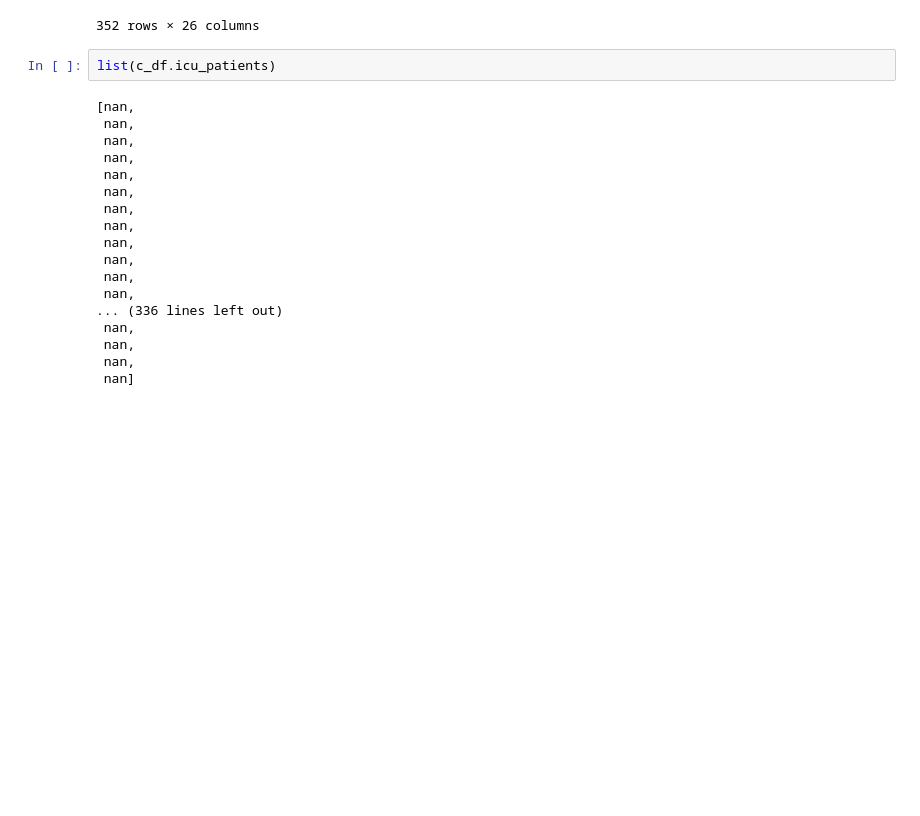
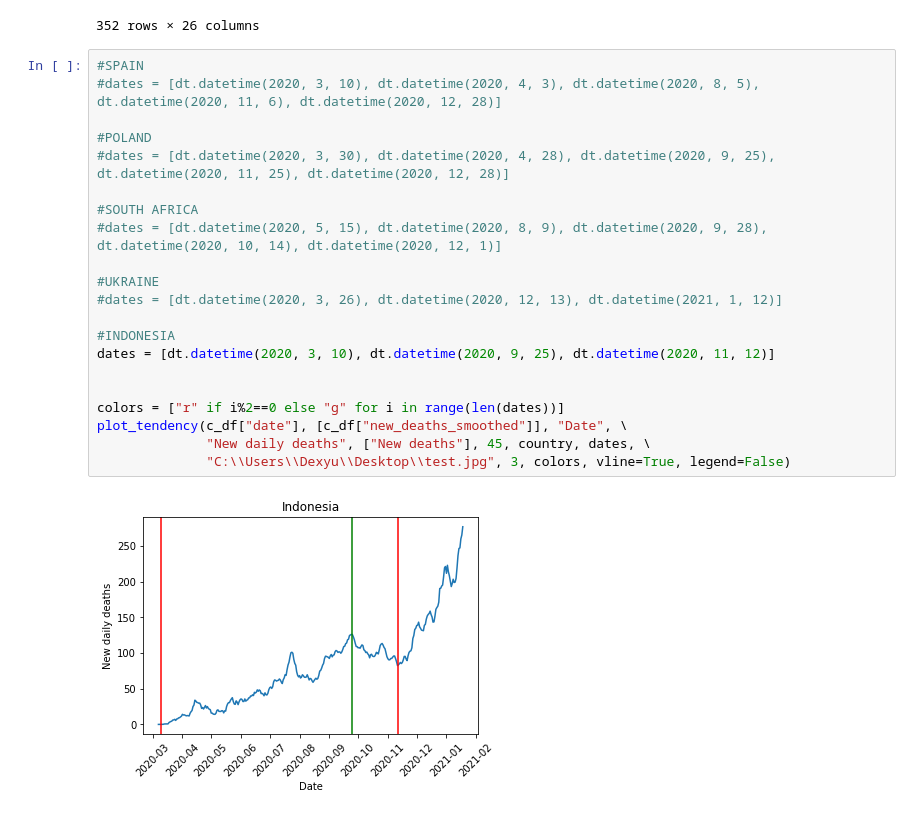
Before and after one commit to AntonioLealDev/Covid_Group_Project_E, a Jupyter notebook: notebooks/plot_test_Antonio.ipynb, the cells around one changed output. Drawn from its saved outputs; the diff is of its cells as text; blank space fills up the shorter version.

```diff
--- a/notebooks/plot_test_Antonio.ipynb
+++ b/notebooks/plot_test_Antonio.ipynb
@@ -125,23 +133,26 @@ c_df.iloc[:,9:]
 | Spain | 616.603 | 1140.290 | 0.000 | 4.400 | ... |
 | Spain | 616.603 | 1140.290 | 0.000 | 4.400 | ... |
 352 rows × 26 columns
-# %%
-list(c_df.icu_patients)
-# %% [output]
-[nan,
- nan,
- nan,
- nan,
- nan,
- nan,
- nan,
- nan,
- nan,
- nan,
- nan,
- nan,
-... (336 lines left out)
- nan,
- nan,
- nan,
- nan]
+# %%
+#SPAIN
+#dates = [dt.datetime(2020, 3, 10), dt.datetime(2020, 4, 3), dt.datetime(2020, 8, 5), dt.datetime(2020, 11, 6), dt.datetime(2020, 12, 28)]
+
+#POLAND
+#dates = [dt.datetime(2020, 3, 30), dt.datetime(2020, 4, 28), dt.datetime(2020, 9, 25), dt.datetime(2020, 11, 25), dt.datetime(2020, 12, 28)]
+
+#SOUTH AFRICA
+#dates = [dt.datetime(2020, 5, 15), dt.datetime(2020, 8, 9), dt.datetime(2020, 9, 28), dt.datetime(2020, 10, 14), dt.datetime(2020, 12, 1)]
+
+#UKRAINE
+#dates = [dt.datetime(2020, 3, 26), dt.datetime(2020, 12, 13), dt.datetime(2021, 1, 12)]
+
+#INDONESIA
+dates = [dt.datetime(2020, 3, 10), dt.datetime(2020, 9, 25), dt.datetime(2020, 11, 12)]
+
+
+colors = ["r" if i%2==0 else "g" for i in range(len(dates))]
+plot_tendency(c_df["date"], [c_df["new_deaths_smoothed"]], "Date", \
+              "New daily deaths", ["New deaths"], 45, country, dates, \
+              "C:\\Users\\Dexyu\\Desktop\\test.jpg", 3, colors, vline=True, legend=False)
+# %% [output]
+[figure, added]
```
Also changed, not shown: parts of 6 cells of this notebook, 2 other files.
